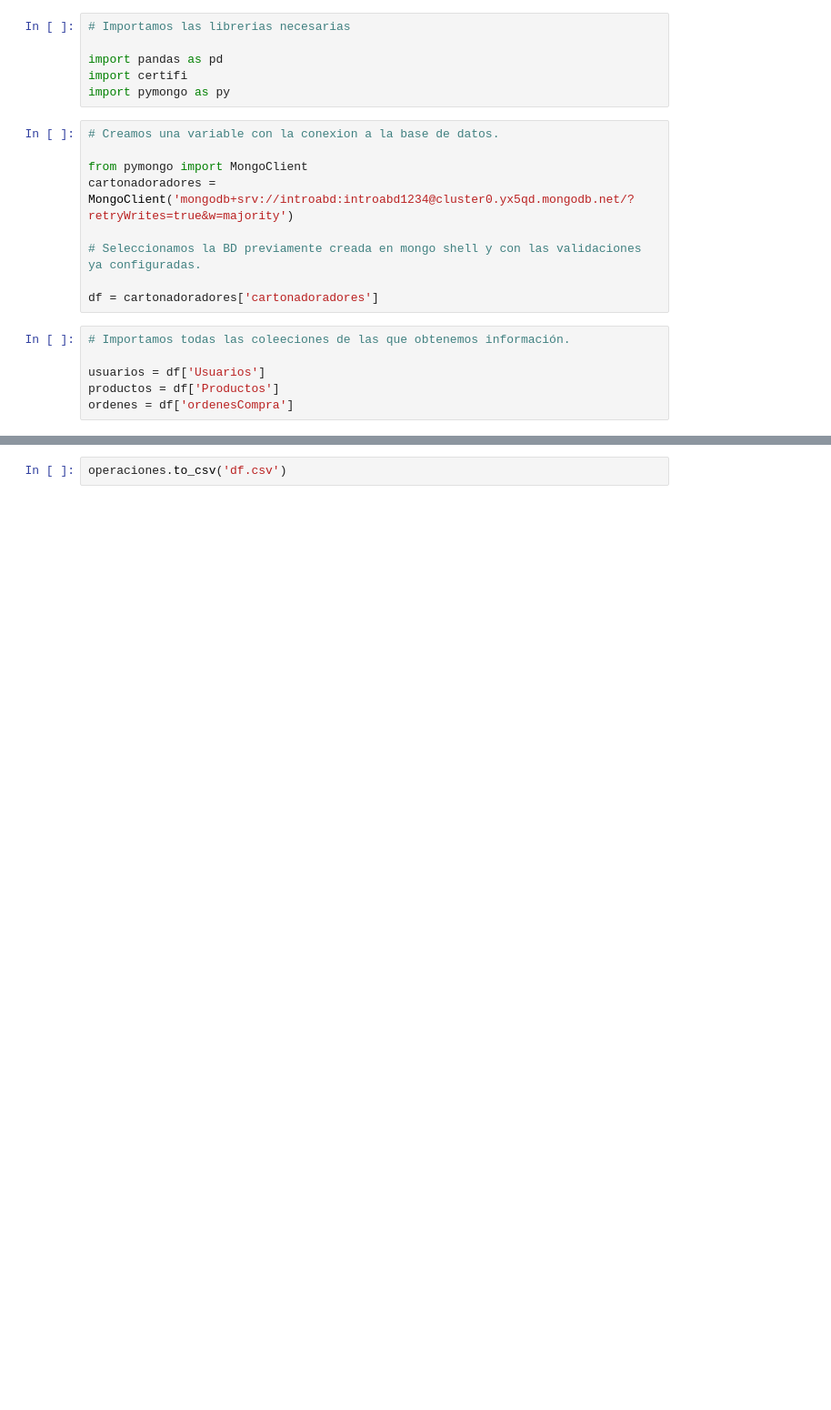
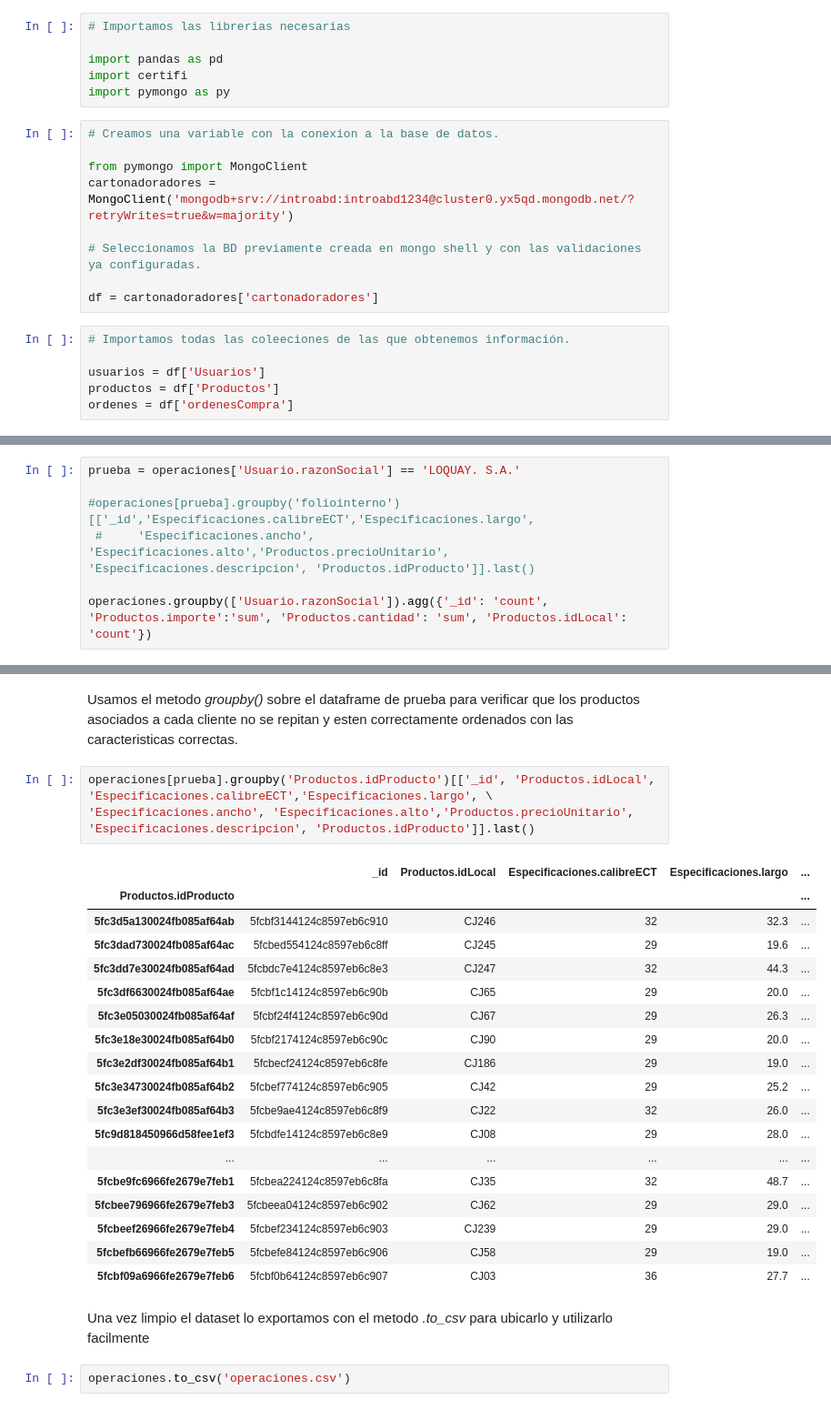
Before and after one commit to jaoscoy/Prototype_DataAnalyst-cartonesHidalgo, a Jupyter notebook: dataframesModelos/raw.ipynb, the cells around one changed output, grey strips where cells are left out. Shown: that part at 91% size. Saved outputs shown, nothing was run; the diff lists cells and outputs as text; blank space fills up the shorter version.

```diff
--- a/dataframesModelos/raw.ipynb
+++ b/dataframesModelos/raw.ipynb
@@ -134,0 +94,7 @@ operaciones
+# %%
+prueba = operaciones['Usuario.razonSocial'] == 'LOQUAY. S.A.'
+
+#operaciones[prueba].groupby('foliointerno')[['_id','Especificaciones.calibreECT','Especificaciones.largo',
+ #     'Especificaciones.ancho', 'Especificaciones.alto','Productos.precioUnitario', 'Especificaciones.descripcion', 'Productos.idProducto']].last()
+
+operaciones.groupby(['Usuario.razonSocial']).agg({'_id': 'count', 'Productos.importe':'sum', 'Productos.cantidad': 'sum', 'Productos.idLocal': 'count'})
@@ -135,2 +109,28 @@ operaciones
+# %% [markdown]
+Usamos el metodo _groupby()_ sobre el dataframe de prueba para verificar que los productos asociados a cada cliente no se repitan y esten correctamente ordenados con las caracteristicas correctas.
+# %%
+operaciones[prueba].groupby('Productos.idProducto')[['_id', 'Productos.idLocal', 'Especificaciones.calibreECT','Especificaciones.largo', \
+'Especificaciones.ancho', 'Especificaciones.alto','Productos.precioUnitario', 'Especificaciones.descripcion', 'Productos.idProducto']].last()
+# %% [output]
+|  | _id | Productos.idLocal | Especificaciones.calibreECT | Especificaciones.largo | ... |
+| Productos.idProducto |  |  |  |  | ... |
+| 5fc3d5a130024fb085af64ab | 5fcbf3144124c8597eb6c910 | CJ246 | 32 | 32.3 | ... |
+| 5fc3dad730024fb085af64ac | 5fcbed554124c8597eb6c8ff | CJ245 | 29 | 19.6 | ... |
+| 5fc3dd7e30024fb085af64ad | 5fcbdc7e4124c8597eb6c8e3 | CJ247 | 32 | 44.3 | ... |
+| 5fc3df6630024fb085af64ae | 5fcbf1c14124c8597eb6c90b | CJ65 | 29 | 20.0 | ... |
+| 5fc3e05030024fb085af64af | 5fcbf24f4124c8597eb6c90d | CJ67 | 29 | 26.3 | ... |
+| 5fc3e18e30024fb085af64b0 | 5fcbf2174124c8597eb6c90c | CJ90 | 29 | 20.0 | ... |
+| 5fc3e2df30024fb085af64b1 | 5fcbecf24124c8597eb6c8fe | CJ186 | 29 | 19.0 | ... |
+| 5fc3e34730024fb085af64b2 | 5fcbef774124c8597eb6c905 | CJ42 | 29 | 25.2 | ... |
+| 5fc3e3ef30024fb085af64b3 | 5fcbe9ae4124c8597eb6c8f9 | CJ22 | 32 | 26.0 | ... |
+| 5fc9d818450966d58fee1ef3 | 5fcbdfe14124c8597eb6c8e9 | CJ08 | 29 | 28.0 | ... |
+| ... | ... | ... | ... | ... | ... |
+| 5fcbe9fc6966fe2679e7feb1 | 5fcbea224124c8597eb6c8fa | CJ35 | 32 | 48.7 | ... |
+| 5fcbee796966fe2679e7feb3 | 5fcbeea04124c8597eb6c902 | CJ62 | 29 | 29.0 | ... |
+| 5fcbeef26966fe2679e7feb4 | 5fcbef234124c8597eb6c903 | CJ239 | 29 | 29.0 | ... |
+| 5fcbefb66966fe2679e7feb5 | 5fcbefe84124c8597eb6c906 | CJ58 | 29 | 19.0 | ... |
+| 5fcbf09a6966fe2679e7feb6 | 5fcbf0b64124c8597eb6c907 | CJ03 | 36 | 27.7 | ... |
+# %% [markdown]
+Una vez limpio el dataset lo exportamos con el metodo _.to_csv_ para ubicarlo y utilizarlo facilmente
 # %%
-operaciones.to_csv('df.csv')
+operaciones.to_csv('operaciones.csv')
```
Also changed, not shown: parts of 11 cells of this notebook, 3 other files.
